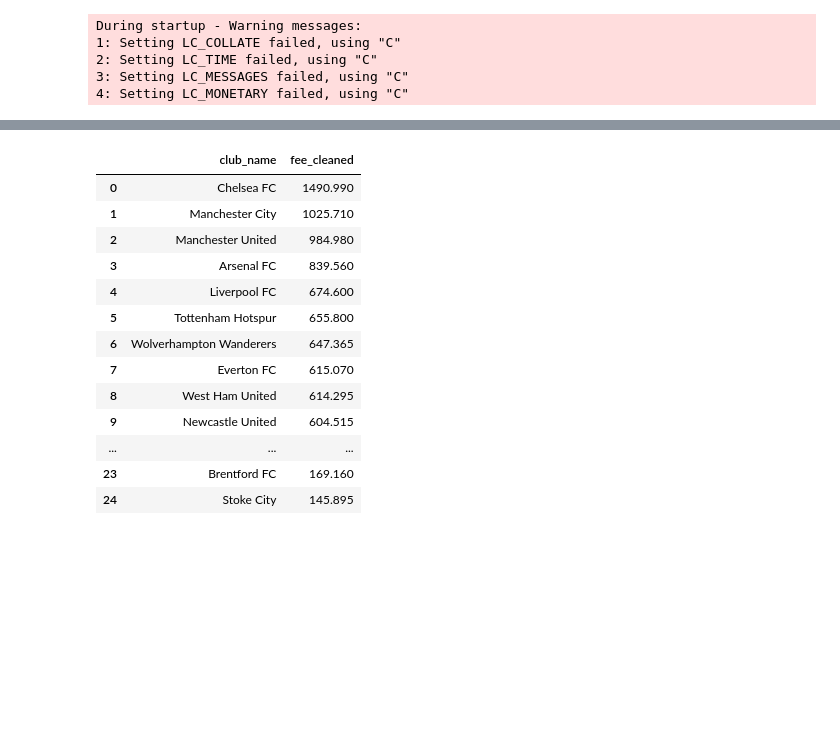
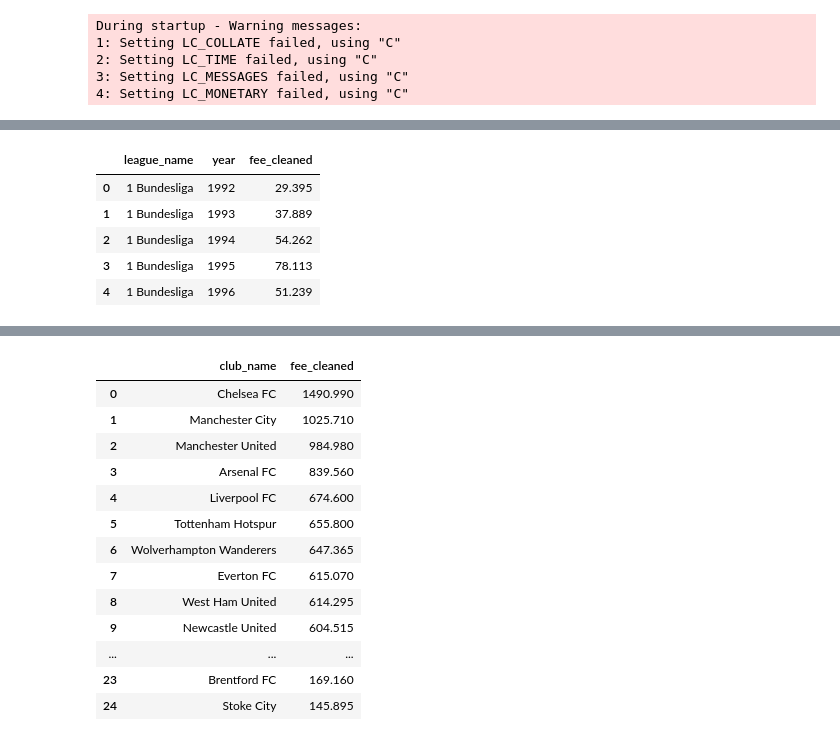
Before and after one commit to AhanPenkar/transfer-analysis, a Jupyter notebook: clean.ipynb, the cells around one changed output, grey strips where cells are left out. Cells and saved outputs as stored; diff of their text form; code cells hidden in the pictures; blank space fills up the shorter version.

```diff
--- a/clean.ipynb
+++ b/clean.ipynb
@@ -179,0 +108,13 @@ prem_2
+# %%
+#sum the fee_cleaned for every league_name and every year
+league = df_in.groupby(['league_name', 'year']).sum('fee_cleaned').reset_index()
+#remove age column
+league = league.drop(['age'], axis=1)
+league.head()
+# %% [output]
+|  | league_name | year | fee_cleaned |
+| 0 | 1 Bundesliga | 1992 | 29.395 |
+| 1 | 1 Bundesliga | 1993 | 37.889 |
+| 2 | 1 Bundesliga | 1994 | 54.262 |
+| 3 | 1 Bundesliga | 1995 | 78.113 |
+| 4 | 1 Bundesliga | 1996 | 51.239 |
```
Also changed, not shown: parts of 21 cells of this notebook.
